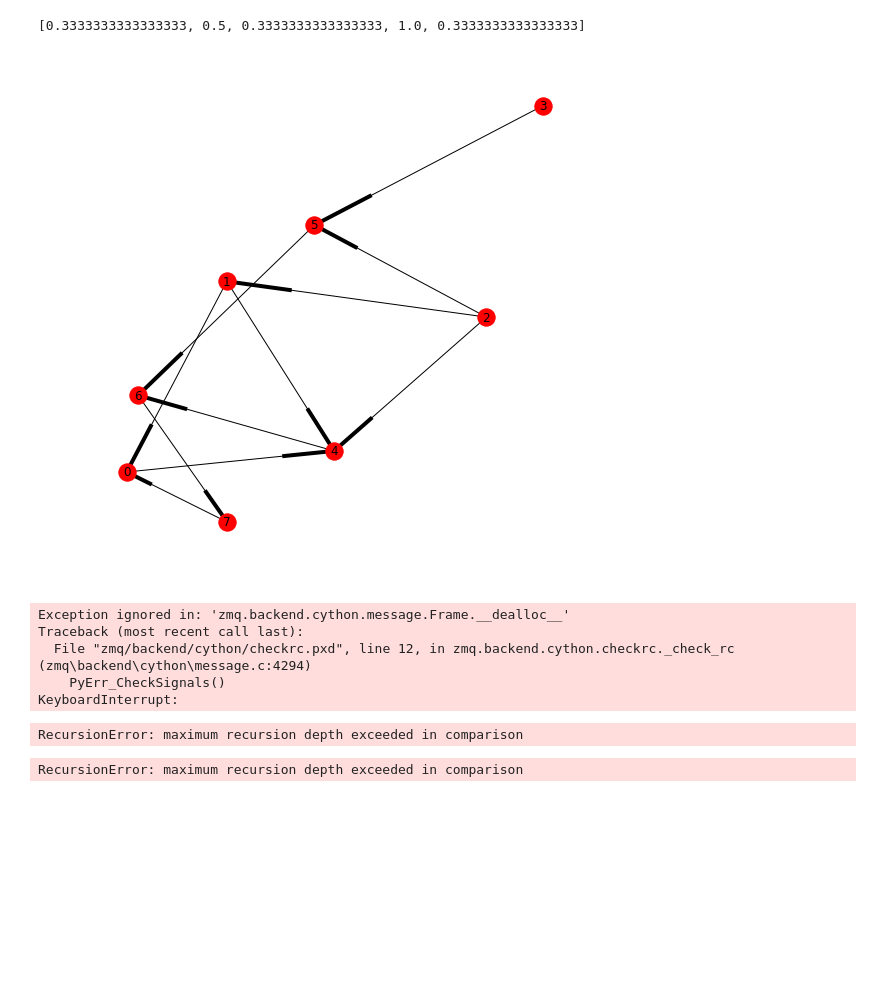
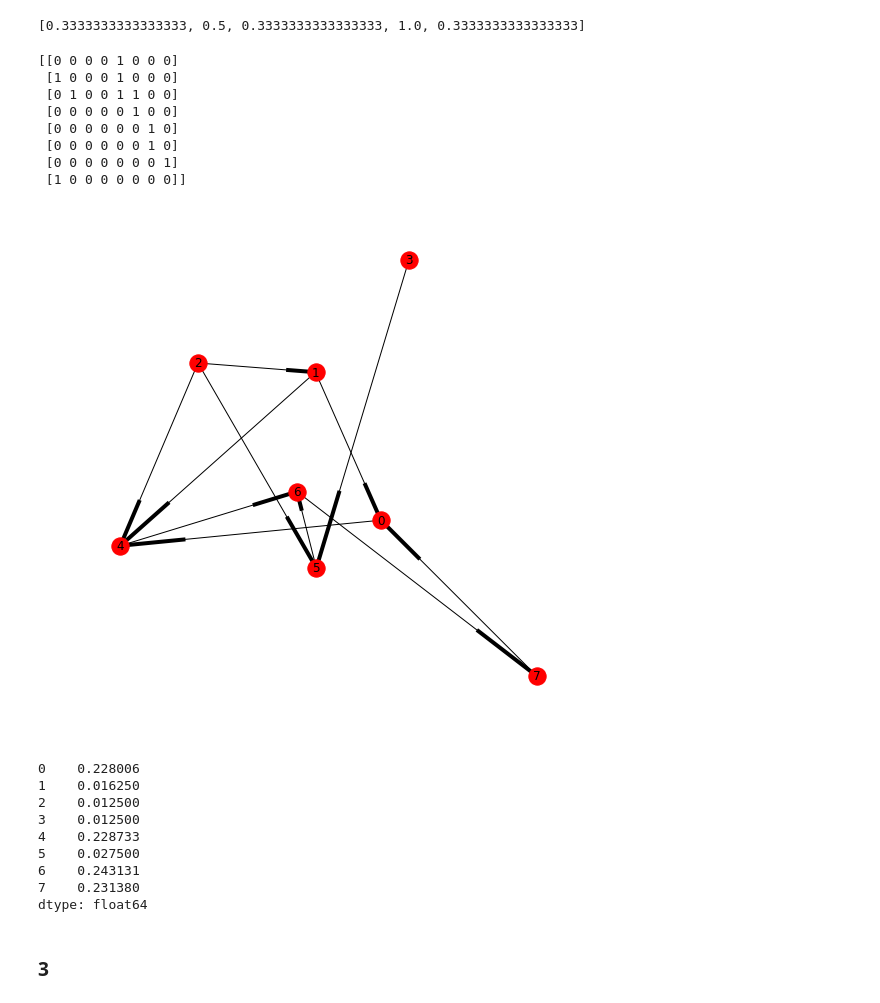
Before and after one commit to jasieksz/mownit, a Jupyter notebook: lab8/lab8_sp.ipynb, the cells around one changed output. Saved outputs shown, nothing was run; the diff lists cells and outputs as text; code cells hidden in the pictures; blank space fills up the shorter version.

```diff
--- a/lab8/lab8_sp.ipynb
+++ b/lab8/lab8_sp.ipynb
@@ -102,20 +111,14 @@ print(R)
 # %%
-g = gen_matrix(8)
-read_graph("in2.txt", g)
-g_norm(g)
-plot_graph(g)
+g2 = gen_matrix(8)
+read_graph("in2.txt", g2)
+#g_norm(g2)
+print(np.array(g2))
 # %% [output]
-[figure, removed]
+[[0 0 0 0 1 0 0 0]
+ [1 0 0 0 1 0 0 0]
+ [0 1 0 0 1 1 0 0]
+ [0 0 0 0 0 1 0 0]
+ [0 0 0 0 0 0 1 0]
+ [0 0 0 0 0 0 1 0]
+ [0 0 0 0 0 0 0 1]
+ [1 0 0 0 0 0 0 0]]
-# %%
-c = 1.0
-ranking = [r_fun(g, u, c) for u in range(8)]
-m = max(ranking)
-R = [e/m for e in ranking]
-print(R)
-# %% [output]
-Exception ignored in: 'zmq.backend.cython.message.Frame.__dealloc__'
-Traceback (most recent call last):
-  File "zmq/backend/cython/checkrc.pxd", line 12, in zmq.backend.cython.checkrc._check_rc (zmq\backend\cython\message.c:4294)
-    PyErr_CheckSignals()
-KeyboardInterrupt:
-RecursionError: maximum recursion depth exceeded in comparison
@@ -142,9 +125,18 @@ def r_fun2(g, u, c, e):
-# %%
-e = [1/8 for i in range(8)]
-c = 1.0
-ranking = [r_fun(g, u, c) for u in range(8)]
-m = max(ranking)
-R = [e/m for e in ranking]
-print(R)
-# %% [output]
-RecursionError: maximum recursion depth exceeded in comparison
+# %%
+plot_graph(g2, 7)
+# %% [output]
+[figure, added]
+# %%
+powerIteration(g2, maxIterations=100, epsilon=0.0001, rsp=0.1)
+# %% [output]
+0    0.228006
+1    0.016250
+2    0.012500
+3    0.012500
+4    0.228733
+5    0.027500
+6    0.243131
+7    0.231380
+dtype: float64
+# %% [markdown]
+### 3
```
Also changed, not shown: parts of 16 cells of this notebook, 13 other files.
